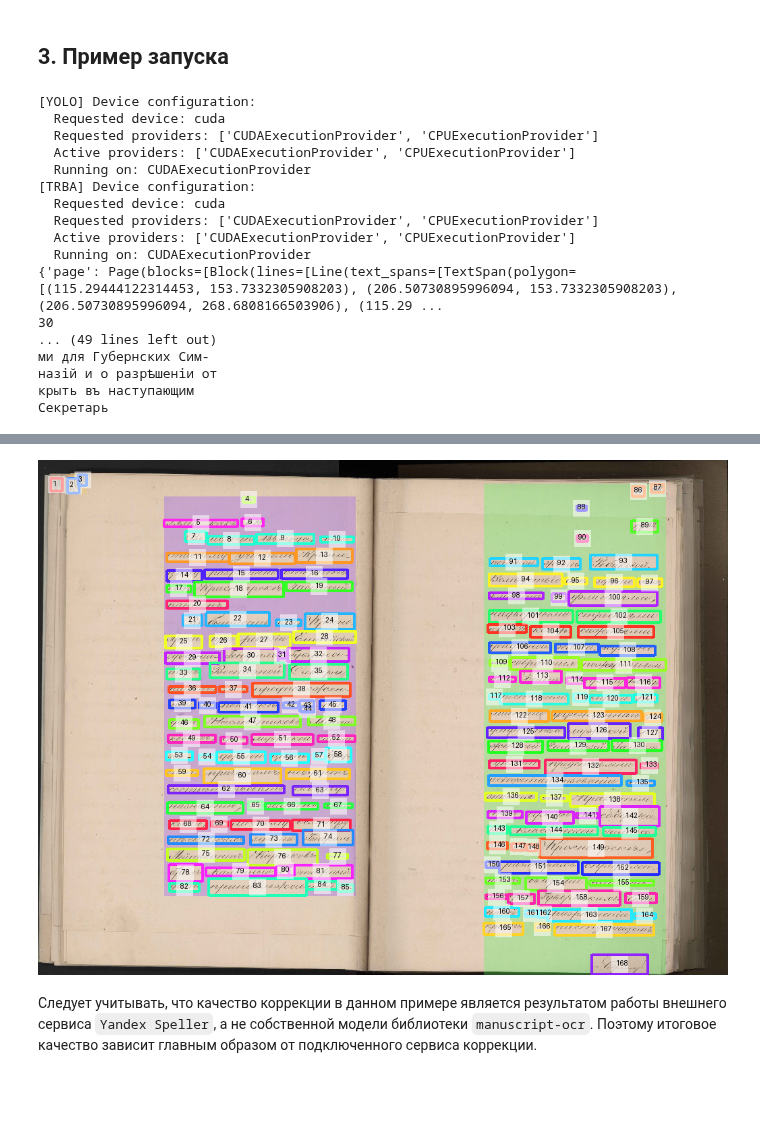
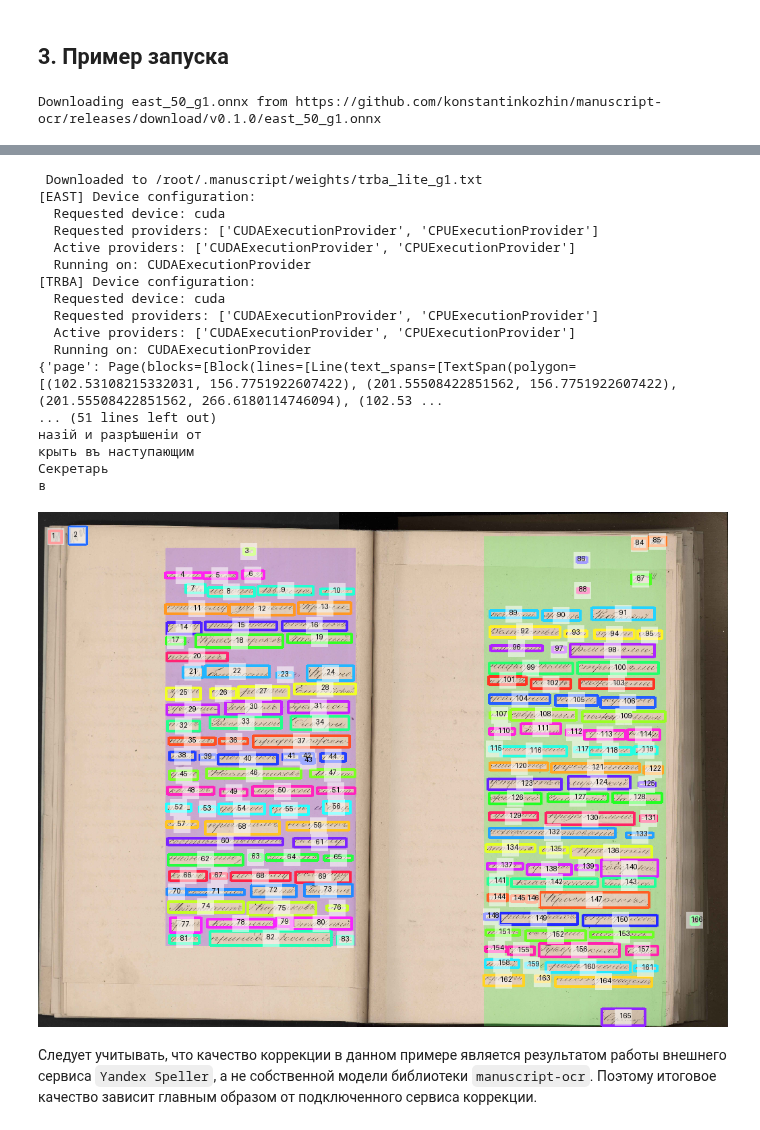
Before and after one commit to konstantinkozhin/manuscript-ocr, a Jupyter notebook: notebooks/Пример_запуска_pipeline_с_yandex_speller.ipynb, the cells around one changed output, grey strips where cells are left out. Drawn from its saved outputs; the diff is of its cells as text; code cells hidden in the pictures; blank space fills up the shorter version.

```diff
--- a/notebooks/Пример_запуска_pipeline_с_yandex_speller.ipynb
+++ b/notebooks/Пример_запуска_pipeline_с_yandex_speller.ipynb
@@ -136,6 +136,8 @@ from pathlib import Path
 from urllib.request import urlretrieve
 
 from manuscript import Pipeline
+from manuscript.detectors import EAST
+from manuscript.recognizers import TRBA
 from manuscript.utils.visualization import visualize_page
 
 image_url = "https://raw.githubusercontent.com/konstantinkozhin/manuscript-ocr/main/example/images/img1.jpeg"
@@ -145,6 +147,8 @@ if not image_path.exists():
     urlretrieve(image_url, image_path)
 
 pipeline = Pipeline(
+    detector = EAST(),
+    recognizer = TRBA(),
     corrector=YandexSpellerCorrector(),
 )
 
@@ -163,20 +167,4 @@ visualize_page(
     max_size=1024,
 )
 # %% [output]
-[YOLO] Device configuration:
-  Requested device: cuda
-  Requested providers: ['CUDAExecutionProvider', 'CPUExecutionProvider']
-  Active providers: ['CUDAExecutionProvider', 'CPUExecutionProvider']
-  Running on: CUDAExecutionProvider
-[TRBA] Device configuration:
-  Requested device: cuda
-  Requested providers: ['CUDAExecutionProvider', 'CPUExecutionProvider']
-  Active providers: ['CUDAExecutionProvider', 'CPUExecutionProvider']
-  Running on: CUDAExecutionProvider
-{'page': Page(blocks=[Block(lines=[Line(text_spans=[TextSpan(polygon=[(115.29444122314453, 153.7332305908203), (206.50730895996094, 153.7332305908203), (206.50730895996094, 268.6808166503906), (115.29 ...
-30
-... (49 lines left out)
-ми для Губернских Сим-
-назiй и о разрѣшенiи от
-крыть въ наступающим
-Секретарь
+Downloading east_50_g1.onnx from https://github.com/konstantinkozhin/manuscript-ocr/releases/download/v0.1.0/east_50_g1.onnx
@@ -183,4 +177,21 @@ visualize_page(
+ Downloaded to /root/.manuscript/weights/trba_lite_g1.txt
+[EAST] Device configuration:
+  Requested device: cuda
+  Requested providers: ['CUDAExecutionProvider', 'CPUExecutionProvider']
+  Active providers: ['CUDAExecutionProvider', 'CPUExecutionProvider']
+  Running on: CUDAExecutionProvider
+[TRBA] Device configuration:
+  Requested device: cuda
+  Requested providers: ['CUDAExecutionProvider', 'CPUExecutionProvider']
+  Active providers: ['CUDAExecutionProvider', 'CPUExecutionProvider']
+  Running on: CUDAExecutionProvider
+{'page': Page(blocks=[Block(lines=[Line(text_spans=[TextSpan(polygon=[(102.53108215332031, 156.7751922607422), (201.55508422851562, 156.7751922607422), (201.55508422851562, 266.6180114746094), (102.53 ...
+... (51 lines left out)
+назiй и разрѣшенiи от
+крыть въ наступающим
+Секретарь
+в
-[figure, old version]
+[figure, new version]
 # %% [markdown]
 Следует учитывать, что качество коррекции в данном примере является результатом работы внешнего сервиса `Yandex Speller`, а не собственной модели библиотеки `manuscript-ocr`. Поэтому итоговое качество зависит главным образом от подключенного сервиса коррекции.
 # %% [markdown]
```
Also changed, not shown: parts of 2 cells of this notebook, 8 other files.
